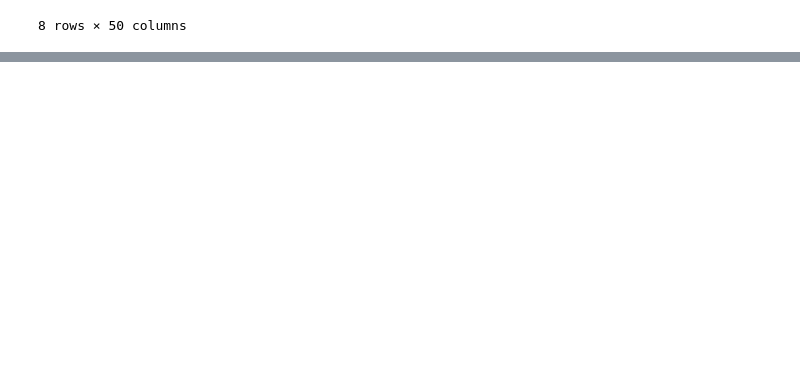
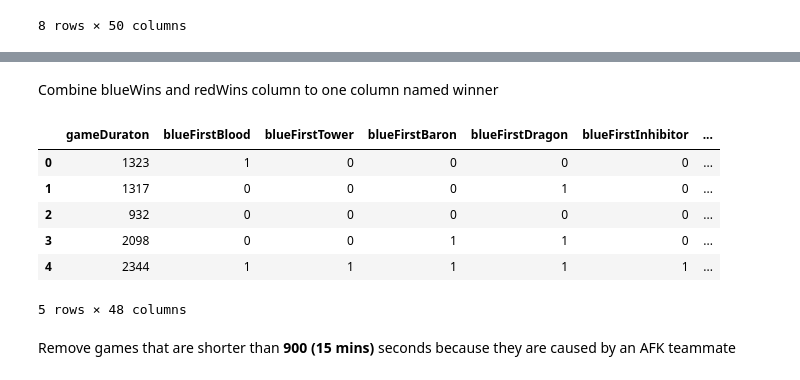
Before and after one commit to perkzen/Data_science_and_ML_notebooks, a Jupyter notebook: league_of_legneds_ml/notebook.ipynb, the cells around one changed output, grey strips where cells are left out. Drawn from its saved outputs; the diff is of its cells as text; code cells hidden in the pictures; blank space fills up the shorter version.

```diff
--- a/league_of_legneds_ml/notebook.ipynb
+++ b/league_of_legneds_ml/notebook.ipynb
@@ -67,0 +70,3 @@ df.describe()
+# %%
+df.drop("gameId", axis=1, inplace=True)
+df.head()
@@ -67,0 +81,24 @@ df.describe()
+# %% [markdown]
+Combine blueWins and redWins column to one column named winner
+# %%
+import numpy as np
+
+blue_wins = df["blueWins"] == 1
+
+df["winner"] = np.nan
+df["winner"] = df["winner"].fillna(blue_wins.map(({True: "BLUE", False: "RED"})))
+
+df.drop("blueWins", axis=1, inplace=True)
+df.drop("redWins", axis=1, inplace=True)
+
+df.head()
+# %% [output]
+|  | gameDuraton | blueFirstBlood | blueFirstTower | blueFirstBaron | blueFirstDragon | blueFirstInhibitor | ... |
+| 0 | 1323 | 1 | 0 | 0 | 0 | 0 | ... |
+| 1 | 1317 | 0 | 0 | 0 | 1 | 0 | ... |
+| 2 | 932 | 0 | 0 | 0 | 0 | 0 | ... |
+| 3 | 2098 | 0 | 0 | 1 | 1 | 0 | ... |
+| 4 | 2344 | 1 | 1 | 1 | 1 | 1 | ... |
+5 rows × 48 columns
+# %% [markdown]
+ Remove games that are shorter than <b>900 (15 mins)</b> seconds because they are caused by an AFK teammate
```
Also changed, not shown: parts of 12 cells of this notebook.
